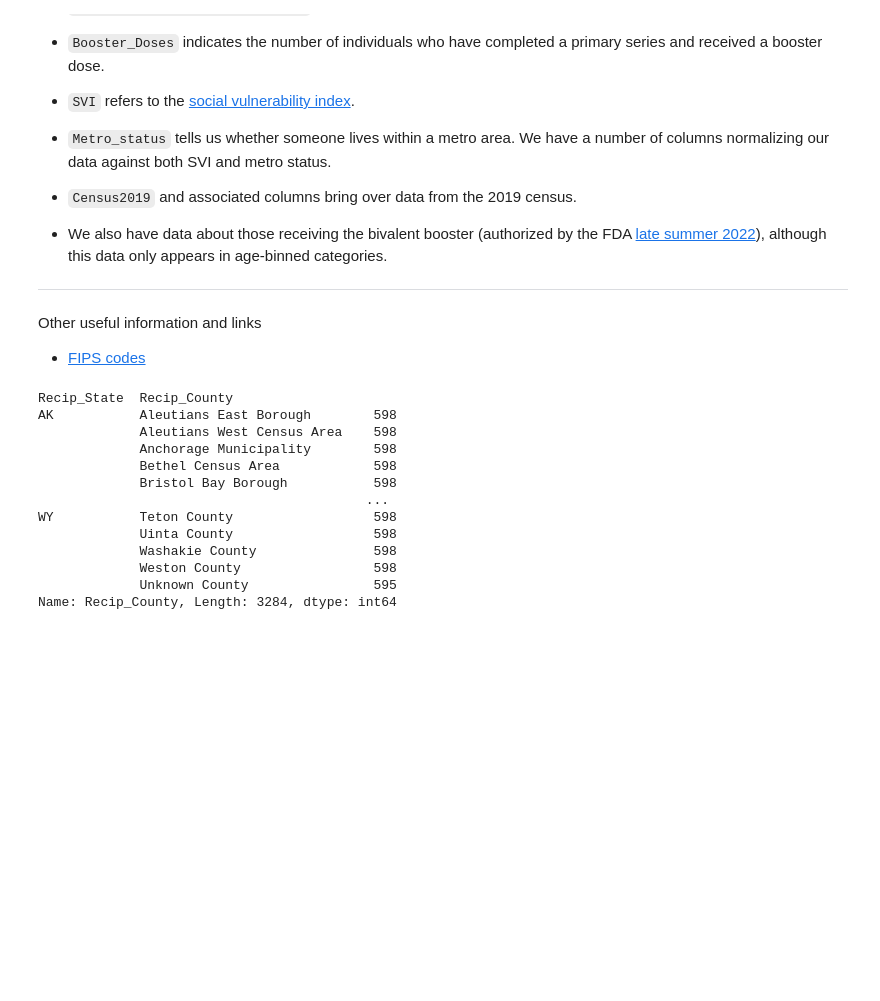
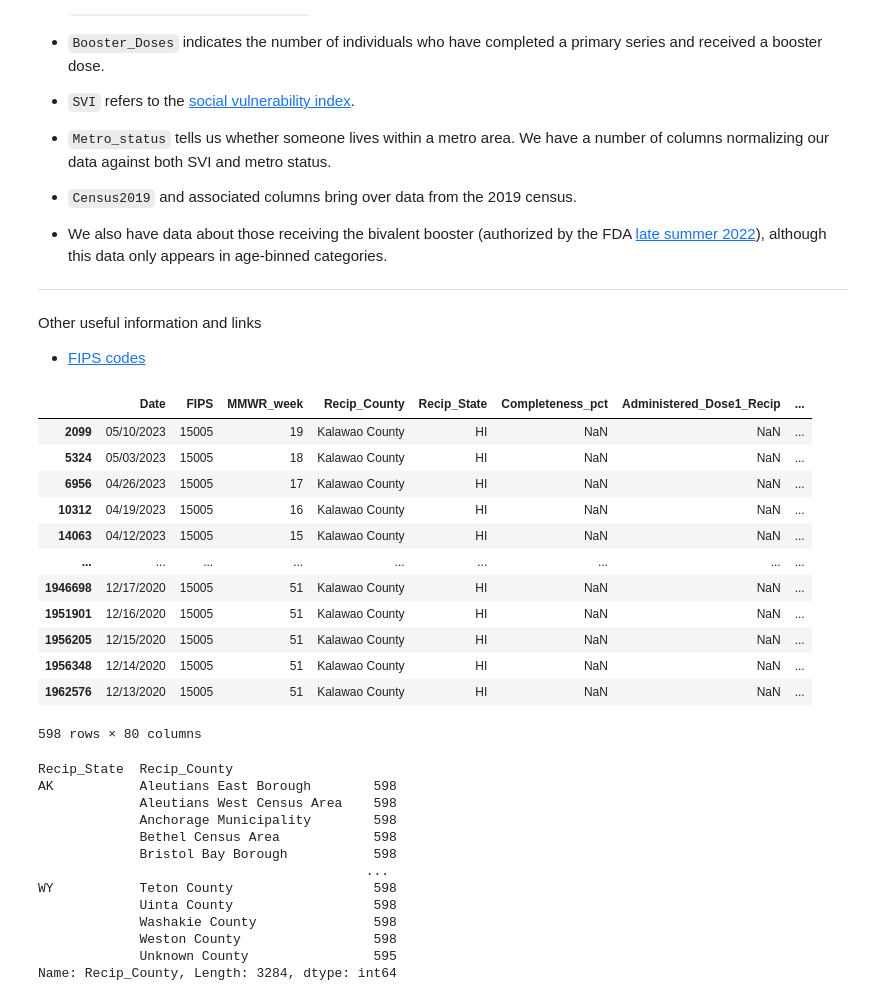
Before and after one commit to natehiatt/covid_vax_project, a Jupyter notebook: notebooks/data_cleaning_scratch.ipynb, the cells around one changed output. Cells and saved outputs as stored; diff of their text form; code cells hidden in the pictures; blank space fills up the shorter version.

```diff
--- a/notebooks/data_cleaning_scratch.ipynb
+++ b/notebooks/data_cleaning_scratch.ipynb
@@ -34,6 +33,22 @@ election = pd.read_csv('../data/2020_US_County_Level_Presidential_Results.csv')
 
 education = pd.read_excel('../data/Education.xlsx')
 poverty = pd.read_excel('../data/PovertyEstimates.xlsx')
+# %%
+vaccinations[vaccinations['Recip_County'] == "Kalawao County"]
+# %% [output]
+|  | Date | FIPS | MMWR_week | Recip_County | Recip_State | Completeness_pct | Administered_Dose1_Recip | ... |
+| 2099 | 05/10/2023 | 15005 | 19 | Kalawao County | HI | NaN | NaN | ... |
+| 5324 | 05/03/2023 | 15005 | 18 | Kalawao County | HI | NaN | NaN | ... |
+| 6956 | 04/26/2023 | 15005 | 17 | Kalawao County | HI | NaN | NaN | ... |
+| 10312 | 04/19/2023 | 15005 | 16 | Kalawao County | HI | NaN | NaN | ... |
+| 14063 | 04/12/2023 | 15005 | 15 | Kalawao County | HI | NaN | NaN | ... |
+| ... | ... | ... | ... | ... | ... | ... | ... | ... |
+| 1946698 | 12/17/2020 | 15005 | 51 | Kalawao County | HI | NaN | NaN | ... |
+| 1951901 | 12/16/2020 | 15005 | 51 | Kalawao County | HI | NaN | NaN | ... |
+| 1956205 | 12/15/2020 | 15005 | 51 | Kalawao County | HI | NaN | NaN | ... |
+| 1956348 | 12/14/2020 | 15005 | 51 | Kalawao County | HI | NaN | NaN | ... |
+| 1962576 | 12/13/2020 | 15005 | 51 | Kalawao County | HI | NaN | NaN | ... |
+598 rows × 80 columns
 # %%
 vaccinations.groupby(by="Recip_State")["Recip_County"].value_counts()
 
```
Also changed, not shown: parts of 29 cells of this notebook.
